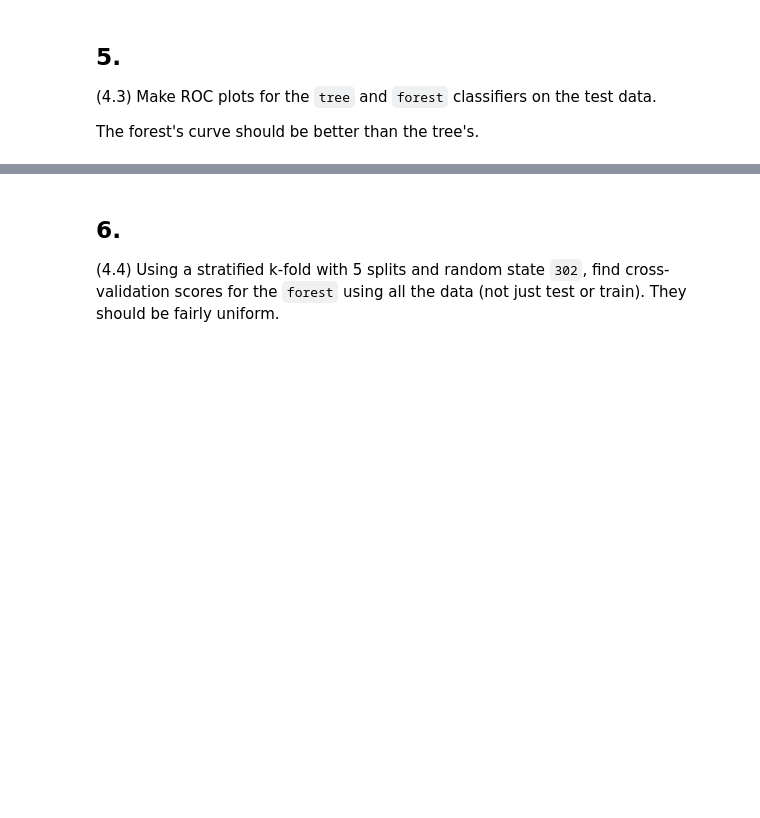
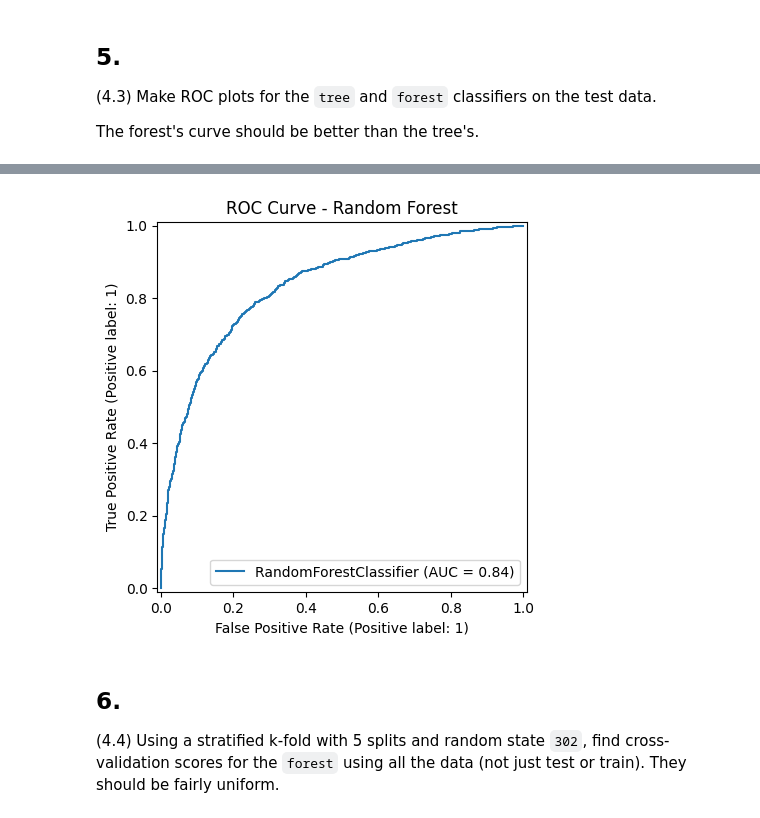
Before and after one commit to Danm2810/dataScience, a Jupyter notebook: Chapter4/H1N1.ipynb, the cells around one changed output, grey strips where cells are left out. Cells and saved outputs as stored; diff of their text form; code cells hidden in the pictures; blank space fills up the shorter version.

```diff
--- a/Chapter4/H1N1.ipynb
+++ b/Chapter4/H1N1.ipynb
@@ -152,7 +174,9 @@ raise NotImplementedError()
 # %%
-# PLOT 2
-# YOUR CODE HERE
-raise NotImplementedError()
+RocCurveDisplay.from_estimator(forest, X_test, y_test)
+plt.title("ROC Curve - Random Forest")
+plt.show()
+# %% [output]
+[figure, added]
 # %% [markdown]
 ## 6.
 (4.4) Using a stratified k-fold with 5 splits and random state `302`, find cross-validation scores for the `forest` using all the data (not just test or train). They should be fairly uniform.
```
Also changed, not shown: parts of 14 cells of this notebook, 1 other file.
